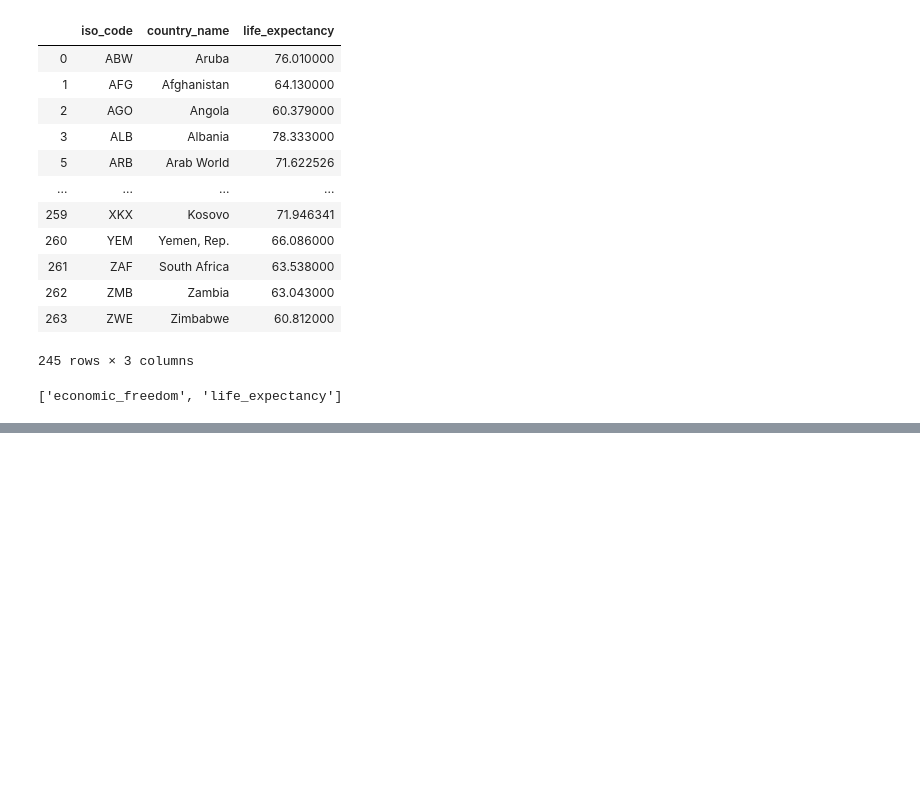
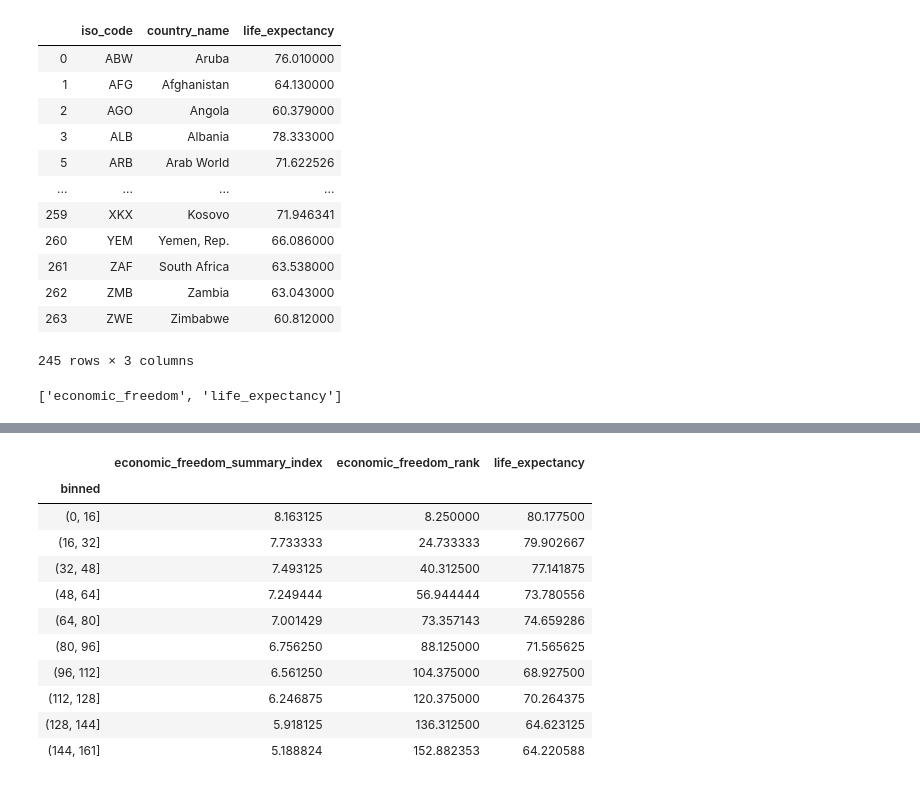
Before and after one commit to AlejandraRosa/ETL-Project, a Jupyter notebook: ETL-notebook.ipynb, the cells around one changed output, grey strips where cells are left out. Saved outputs shown, nothing was run; the diff lists cells and outputs as text; code cells hidden in the pictures; blank space fills up the shorter version.

```diff
--- a/ETL-notebook.ipynb
+++ b/ETL-notebook.ipynb
@@ -125,0 +170,17 @@ query_final
+# %%
+binned_final = query_binned.groupby('binned')
+# %%
+binned_final.mean()
+# %% [output]
+|  | economic_freedom_summary_index | economic_freedom_rank | life_expectancy |
+| binned |  |  |  |
+| (0, 16] | 8.163125 | 8.250000 | 80.177500 |
+| (16, 32] | 7.733333 | 24.733333 | 79.902667 |
+| (32, 48] | 7.493125 | 40.312500 | 77.141875 |
+| (48, 64] | 7.249444 | 56.944444 | 73.780556 |
+| (64, 80] | 7.001429 | 73.357143 | 74.659286 |
+| (80, 96] | 6.756250 | 88.125000 | 71.565625 |
+| (96, 112] | 6.561250 | 104.375000 | 68.927500 |
+| (112, 128] | 6.246875 | 120.375000 | 70.264375 |
+| (128, 144] | 5.918125 | 136.312500 | 64.623125 |
+| (144, 161] | 5.188824 | 152.882353 | 64.220588 |
```
Also changed, not shown: parts of 7 cells of this notebook.
